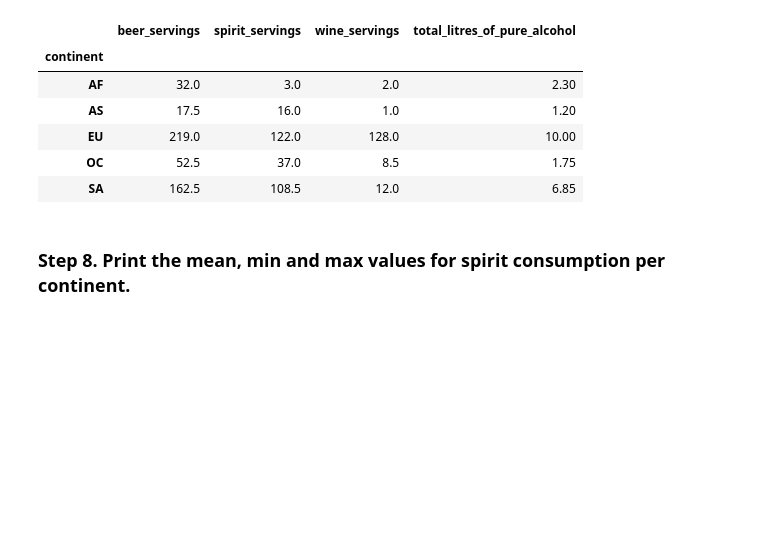
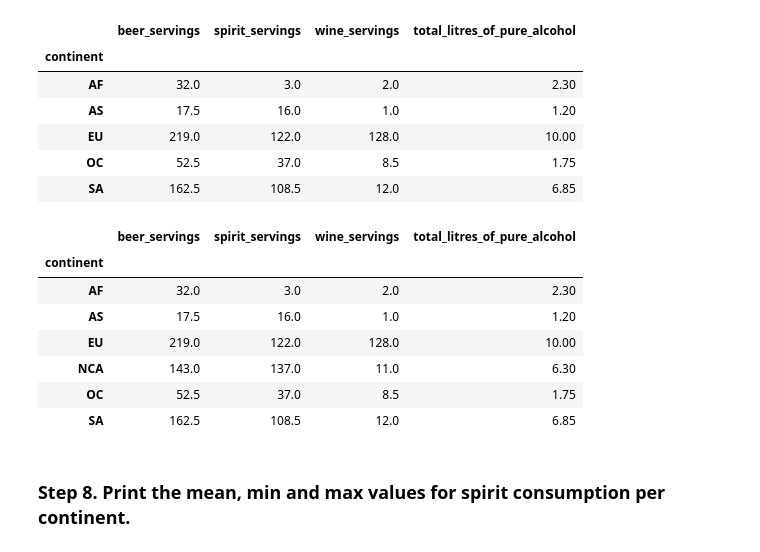
Before and after one commit to AGC79/ONLINE_DS_THEBRDIGE_TRABAJOSAGC, a Jupyter notebook: 2-DATA_ANALYSIS/2-Pandas/Practica/3-Alcohol_Consumption/Alcohol_Consumption_alvaro_guerra_cabello.ipynb, the cells around one changed output. Saved outputs shown, nothing was run; the diff lists cells and outputs as text; code cells hidden in the pictures; blank space fills up the shorter version.

```diff
--- a/2-DATA_ANALYSIS/2-Pandas/Practica/3-Alcohol_Consumption/Alcohol_Consumption_alvaro_guerra_cabello.ipynb
+++ b/2-DATA_ANALYSIS/2-Pandas/Practica/3-Alcohol_Consumption/Alcohol_Consumption_alvaro_guerra_cabello.ipynb
@@ -114,6 +241,18 @@ df_drinks.groupby("continent").median(numeric_only=True)
 | EU | 219.0 | 122.0 | 128.0 | 10.00 |
 | OC | 52.5 | 37.0 | 8.5 | 1.75 |
 | SA | 162.5 | 108.5 | 12.0 | 6.85 |
+# %%
+# Como numeric_only es el pirmer parámetro vale con poner True
+df_drinks.groupby("continent").median(True)
+# %% [output]
+|  | beer_servings | spirit_servings | wine_servings | total_litres_of_pure_alcohol |
+| continent |  |  |  |  |
+| AF | 32.0 | 3.0 | 2.0 | 2.30 |
+| AS | 17.5 | 16.0 | 1.0 | 1.20 |
+| EU | 219.0 | 122.0 | 128.0 | 10.00 |
+| NCA | 143.0 | 137.0 | 11.0 | 6.30 |
+| OC | 52.5 | 37.0 | 8.5 | 1.75 |
+| SA | 162.5 | 108.5 | 12.0 | 6.85 |
 # %% [markdown]
 ### Step 8. Print the mean, min and max values for spirit consumption per continent.
 # %%
```
Also changed, not shown: parts of 19 cells of this notebook, 1 other file.
